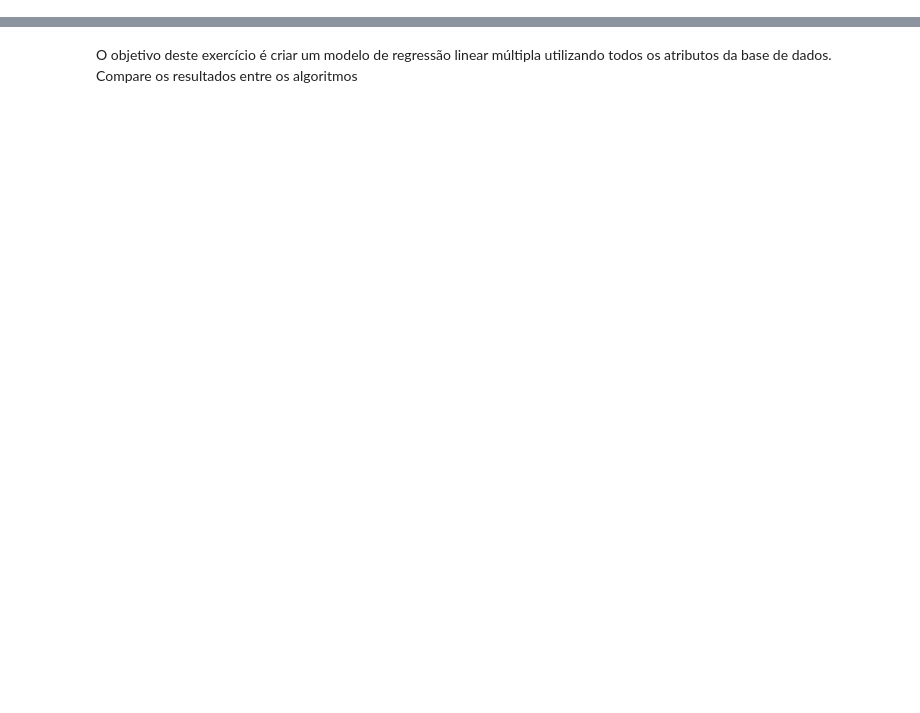
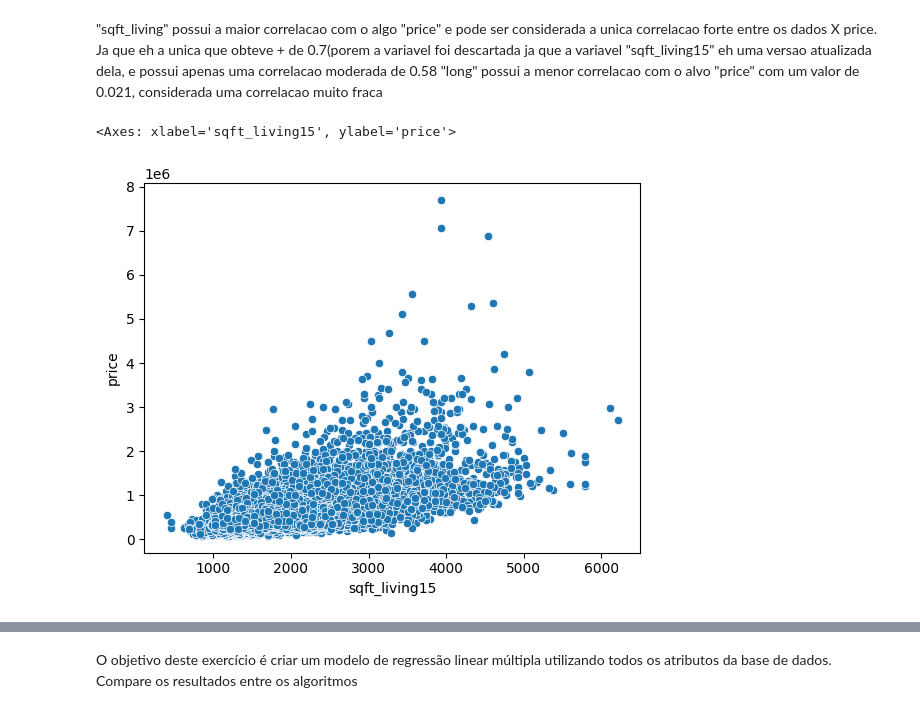
Before and after one commit to HammadN98/Curso_Estatistica, a Jupyter notebook: S9Exercicios.ipynb, the cells around one changed output, grey strips where cells are left out. Drawn from its saved outputs; the diff is of its cells as text; code cells hidden in the pictures; blank space fills up the shorter version.

```diff
--- a/S9Exercicios.ipynb
+++ b/S9Exercicios.ipynb
@@ -2,0 +14,3 @@
+# %%
+casas = pd.read_csv("https://raw.githubusercontent.com/HammadN98/Curso_Estatistica/main/dados/house_prices.csv")
+casas.head(3)
@@ -2,0 +23,3 @@
+# %%
+casas.drop(labels= ['id', 'date', 'sqft_living', 'sqft_lot'], axis=1, inplace=True)
+casas.head(5)
@@ -2,0 +54,9 @@
+# %% [markdown]
+"sqft_living" possui a maior correlacao com o algo "price" e pode ser considerada a unica correlacao forte entre os dados X price. Ja que eh a unica que obteve + de 0.7(porem a variavel foi descartada ja que a variavel "sqft_living15" eh uma versao atualizada dela, e possui apenas uma correlacao moderada de 0.58
+"long" possui a menor correlacao com o alvo "price" com um valor de 0.021, considerada uma correlacao muito fraca
+# %%
+#Visualizando a correlacao de "sqft_living" X "price"
+sns.scatterplot(x = casas['sqft_living15'], y =  casas['price'])
+# %% [output]
+<Axes: xlabel='sqft_living15', ylabel='price'>
+[figure, added]
```
Also changed, not shown: parts of 20 cells of this notebook.
